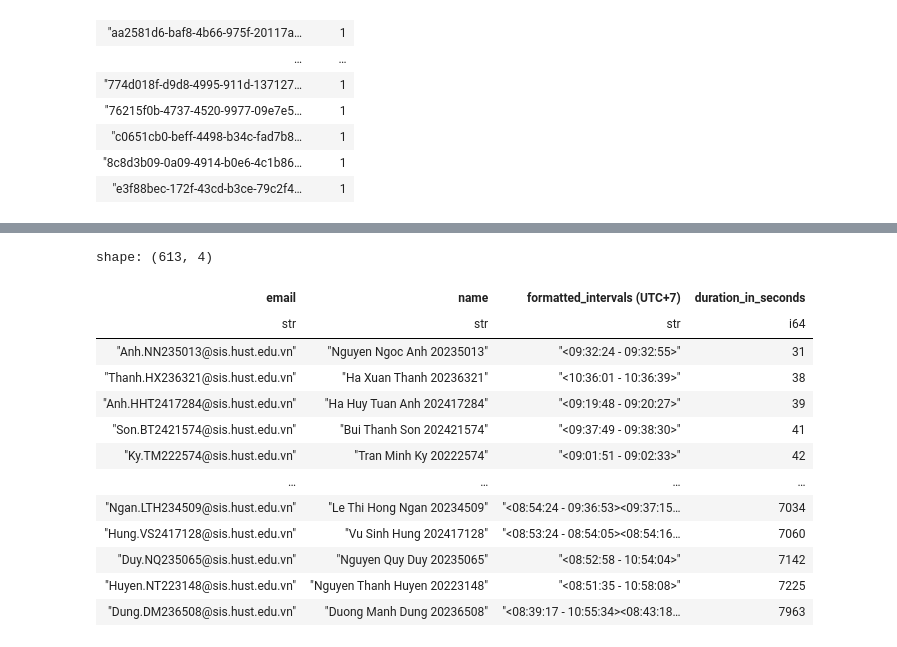
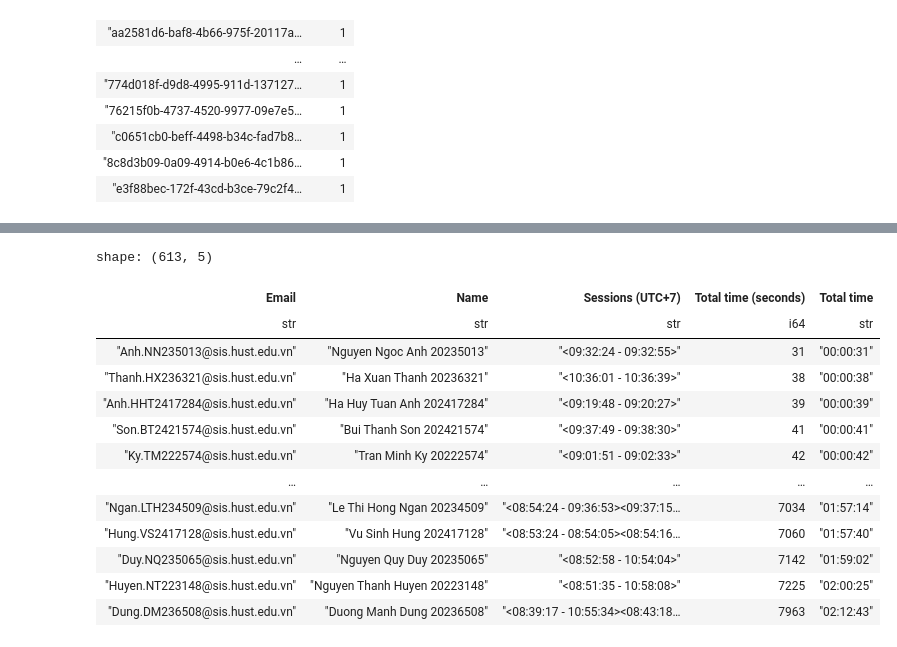
Before and after one commit to iCTSV-HUST/ictsv-kd-tools, a Jupyter notebook: AttendeeTimeCheck.ipynb, the cells around one changed output, grey strips where cells are left out. Saved outputs shown, nothing was run; the diff lists cells and outputs as text; code cells hidden in the pictures.

```diff
--- a/AttendeeTimeCheck.ipynb
+++ b/AttendeeTimeCheck.ipynb
@@ -178,27 +178,41 @@ result = (
 # %%
 result_formatted = (
     result
     .with_columns(
-        (pl.col("total_non_overlapping_duration") / 1_000_000).cast(pl.Int64).alias("duration_in_seconds")
+        (pl.col("total_non_overlapping_duration") / 1_000_000).cast(pl.Int64).alias("duration_seconds"),
+    )
+    .with_columns(
+        (
+          (pl.col("duration_seconds") // 3600).cast(pl.Utf8).str.zfill(2) + ":" +
+          ((pl.col("duration_seconds") % 3600) // 60).cast(pl.Utf8).str.zfill(2) + ":" +
+          (pl.col("duration_seconds") % 60).cast(pl.Utf8).str.zfill(2)
+        ).alias("formatted_time")
     )
     .drop(['intervals', 'total_non_overlapping_duration'])
+    .rename({
+        'email': 'Email',
+        'name': 'Name',
+        'formatted_intervals (UTC+7)': 'Sessions (UTC+7)',
+        'duration_seconds': 'Total time (seconds)',
+        'formatted_time': 'Total time',
+    })
 )
 
 result_formatted
 # %% [output]
-shape: (613, 4)
+shape: (613, 5)
-| email | name | formatted_intervals (UTC+7) | duration_in_seconds |
-| str | str | str | i64 |
-| "Anh.NN235013@sis.hust.edu.vn" | "Nguyen Ngoc Anh 20235013" | "<09:32:24 - 09:32:55>" | 31 |
-| "Thanh.HX236321@sis.hust.edu.vn" | "Ha Xuan Thanh 20236321" | "<10:36:01 - 10:36:39>" | 38 |
-| "Anh.HHT2417284@sis.hust.edu.vn" | "Ha Huy Tuan Anh 202417284" | "<09:19:48 - 09:20:27>" | 39 |
-| "Son.BT2421574@sis.hust.edu.vn" | "Bui Thanh Son 202421574" | "<09:37:49 - 09:38:30>" | 41 |
-| "Ky.TM222574@sis.hust.edu.vn" | "Tran Minh Ky 20222574" | "<09:01:51 - 09:02:33>" | 42 |
-| … | … | … | … |
-| "Ngan.LTH234509@sis.hust.edu.vn" | "Le Thi Hong Ngan 20234509" | "<08:54:24 - 09:36:53><09:37:15… | 7034 |
-| "Hung.VS2417128@sis.hust.edu.vn" | "Vu Sinh Hung 202417128" | "<08:53:24 - 08:54:05><08:54:16… | 7060 |
-| "Duy.NQ235065@sis.hust.edu.vn" | "Nguyen Quy Duy 20235065" | "<08:52:58 - 10:54:04>" | 7142 |
-| "Huyen.NT223148@sis.hust.edu.vn" | "Nguyen Thanh Huyen 20223148" | "<08:51:35 - 10:58:08>" | 7225 |
-| "Dung.DM236508@sis.hust.edu.vn" | "Duong Manh Dung 20236508" | "<08:39:17 - 10:55:34><08:43:18… | 7963 |
+| Email | Name | Sessions (UTC+7) | Total time (seconds) | Total time |
+| str | str | str | i64 | str |
+| "Anh.NN235013@sis.hust.edu.vn" | "Nguyen Ngoc Anh 20235013" | "<09:32:24 - 09:32:55>" | 31 | "00:00:31" |
+| "Thanh.HX236321@sis.hust.edu.vn" | "Ha Xuan Thanh 20236321" | "<10:36:01 - 10:36:39>" | 38 | "00:00:38" |
+| "Anh.HHT2417284@sis.hust.edu.vn" | "Ha Huy Tuan Anh 202417284" | "<09:19:48 - 09:20:27>" | 39 | "00:00:39" |
+| "Son.BT2421574@sis.hust.edu.vn" | "Bui Thanh Son 202421574" | "<09:37:49 - 09:38:30>" | 41 | "00:00:41" |
+| "Ky.TM222574@sis.hust.edu.vn" | "Tran Minh Ky 20222574" | "<09:01:51 - 09:02:33>" | 42 | "00:00:42" |
+| … | … | … | … | … |
+| "Ngan.LTH234509@sis.hust.edu.vn" | "Le Thi Hong Ngan 20234509" | "<08:54:24 - 09:36:53><09:37:15… | 7034 | "01:57:14" |
+| "Hung.VS2417128@sis.hust.edu.vn" | "Vu Sinh Hung 202417128" | "<08:53:24 - 08:54:05><08:54:16… | 7060 | "01:57:40" |
+| "Duy.NQ235065@sis.hust.edu.vn" | "Nguyen Quy Duy 20235065" | "<08:52:58 - 10:54:04>" | 7142 | "01:59:02" |
+| "Huyen.NT223148@sis.hust.edu.vn" | "Nguyen Thanh Huyen 20223148" | "<08:51:35 - 10:58:08>" | 7225 | "02:00:25" |
+| "Dung.DM236508@sis.hust.edu.vn" | "Duong Manh Dung 20236508" | "<08:39:17 - 10:55:34><08:43:18… | 7963 | "02:12:43" |
 # %%
 result_formatted.write_csv(f"Tính_TG_{ngay}.csv")
```
